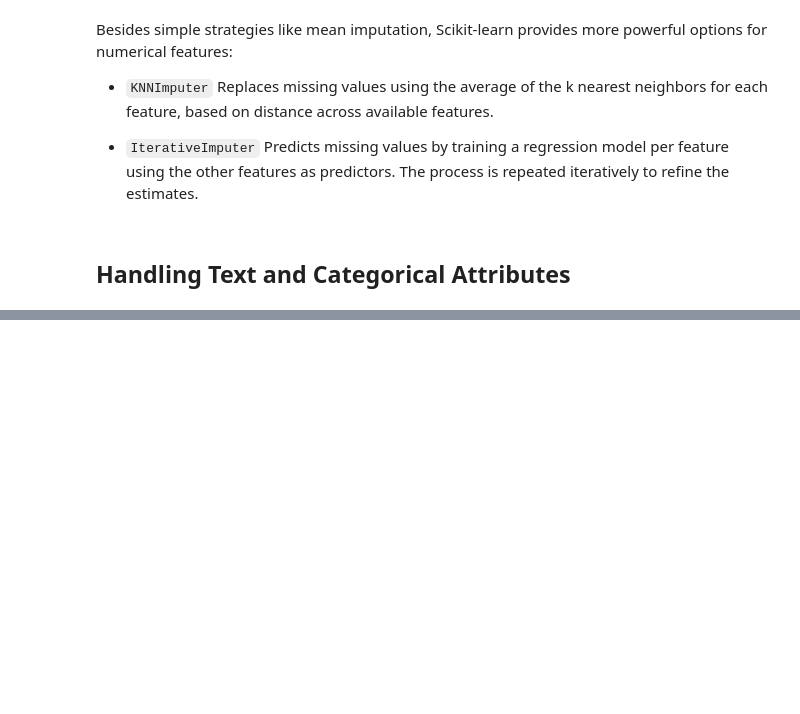
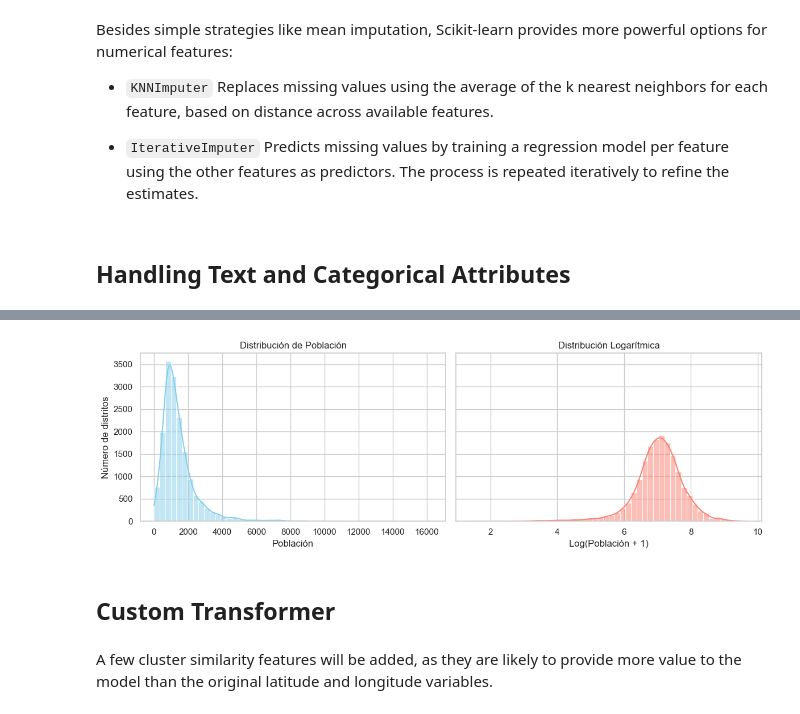
Before and after one commit to gonzams8/Supervised-Learning-Regression, a Jupyter notebook: CaliforniaHousing.ipynb, the cells around one changed output, grey strips where cells are left out. Saved outputs shown, nothing was run; the diff lists cells and outputs as text; code cells hidden in the pictures; blank space fills up the shorter version.

Commit message:
Select model

```diff
--- a/CaliforniaHousing.ipynb
+++ b/CaliforniaHousing.ipynb
@@ -426,0 +464,26 @@ Predicts missing values by training a regression model per feature using the oth
+# %%
+# Example
+
+sns.set_theme(style="whitegrid")
+
+fig, axs = plt.subplots(1, 2, figsize=(12, 4), sharey=True)
+
+sns.histplot(data=housing, x="population", bins=50, ax=axs[0], color="skyblue", kde=True)
+axs[0].set_title("Distribución de Población")
+axs[0].set_xlabel("Población")
+axs[0].set_ylabel("Número de distritos")
+
+sns.histplot(np.log(housing["population"] + 1), bins=50, ax=axs[1], color="salmon", kde=True)
+axs[1].set_title("Distribución Logarítmica")
+axs[1].set_xlabel("Log(Población + 1)")
+axs[1].set_ylabel("")
+
+
+plt.tight_layout()
+plt.show()
+# %% [output]
+[figure, added]
+# %% [markdown]
+## Custom Transformer
+# %% [markdown]
+A few cluster similarity features will be added, as they are likely to provide more value to the model than the original latitude and longitude variables.
```
Also changed, not shown: parts of 33 cells of this notebook.
